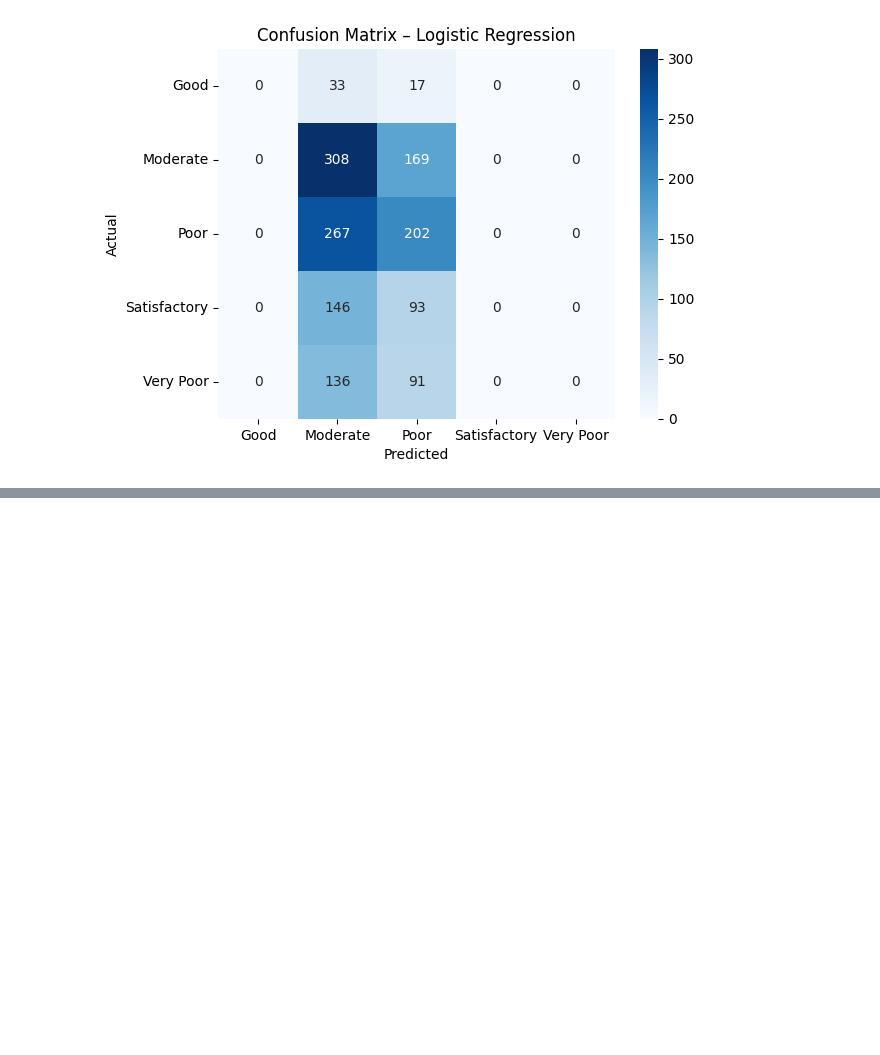
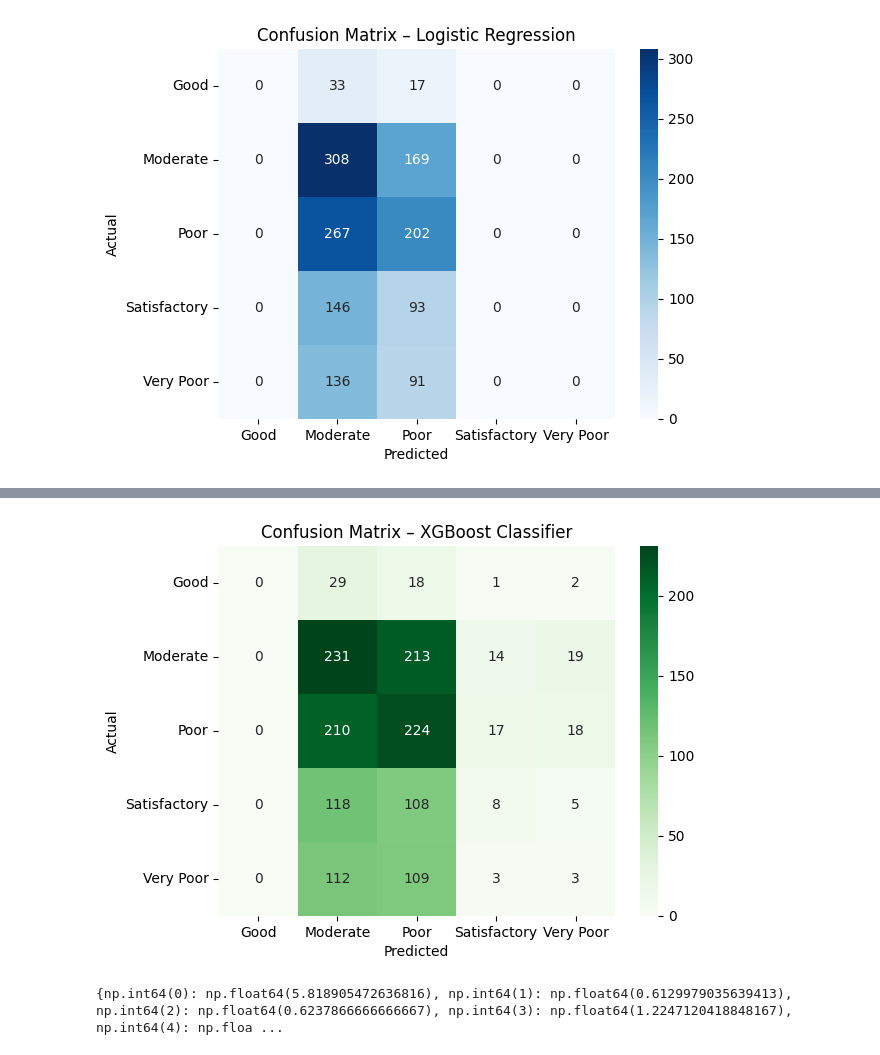
Before and after one commit to vansh070605/ClimaSense, a Jupyter notebook: Climate.ipynb, the cells around one changed output, grey strips where cells are left out. Cells and saved outputs as stored; diff of their text form; code cells hidden in the pictures; blank space fills up the shorter version.

Commit message:
Trained using XG Boost

```diff
--- a/Climate.ipynb
+++ b/Climate.ipynb
@@ -379,0 +438,15 @@ plt.show()
+# %%
+from xgboost import XGBClassifier
+
+xgb_clf = XGBClassifier(
+    n_estimators=300,
+    learning_rate=0.05,
+    max_depth=6,
+    subsample=0.8,
+    colsample_bytree=0.8,
+    objective='multi:softmax',
+    eval_metric='mlogloss',
+    random_state=42
+)
+
+xgb_clf.fit(X_train, y_train)
@@ -379,0 +466,8 @@ plt.show()
+# %%
+from sklearn.metrics import accuracy_score, classification_report, confusion_matrix
+
+y_pred_xgb = xgb_clf.predict(X_test)
+
+print("Accuracy:", accuracy_score(y_test, y_pred_xgb))
+print("\nClassification Report:\n",
+      classification_report(y_test, y_pred_xgb, target_names=le.classes_))
@@ -379,0 +489,17 @@ plt.show()
+# %%
+import seaborn as sns
+import matplotlib.pyplot as plt
+
+cm = confusion_matrix(y_test, y_pred_xgb)
+
+sns.heatmap(cm, annot=True, fmt='d',
+            xticklabels=le.classes_,
+            yticklabels=le.classes_,
+            cmap='Greens')
+
+plt.xlabel("Predicted")
+plt.ylabel("Actual")
+plt.title("Confusion Matrix – XGBoost Classifier")
+plt.show()
+# %% [output]
+[figure, added]
@@ -379,0 +517,14 @@ plt.show()
+# %%
+from sklearn.utils.class_weight import compute_class_weight
+import numpy as np
+
+class_weights = compute_class_weight(
+    class_weight='balanced',
+    classes=np.unique(y_train),
+    y=y_train
+)
+
+class_weight_dict = dict(zip(np.unique(y_train), class_weights))
+print(class_weight_dict)
+# %% [output]
+{np.int64(0): np.float64(5.818905472636816), np.int64(1): np.float64(0.6129979035639413), np.int64(2): np.float64(0.6237866666666667), np.int64(3): np.float64(1.2247120418848167), np.int64(4): np.floa ...
```
Also changed, not shown: parts of 22 cells of this notebook.
